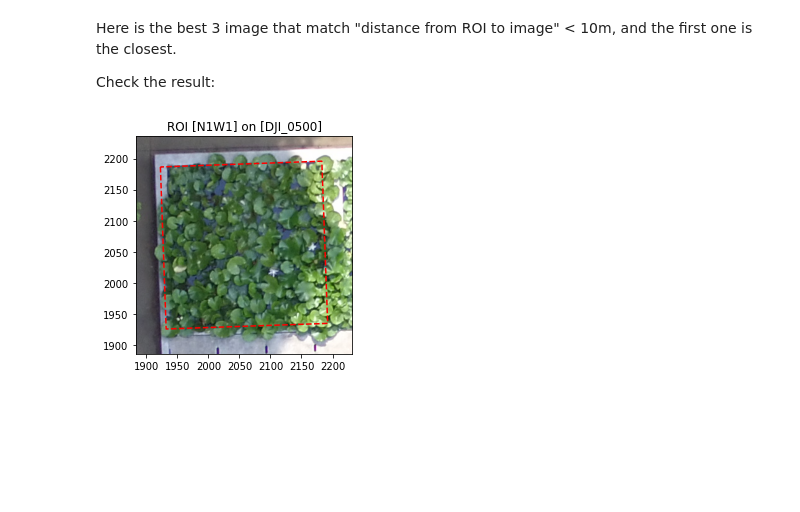
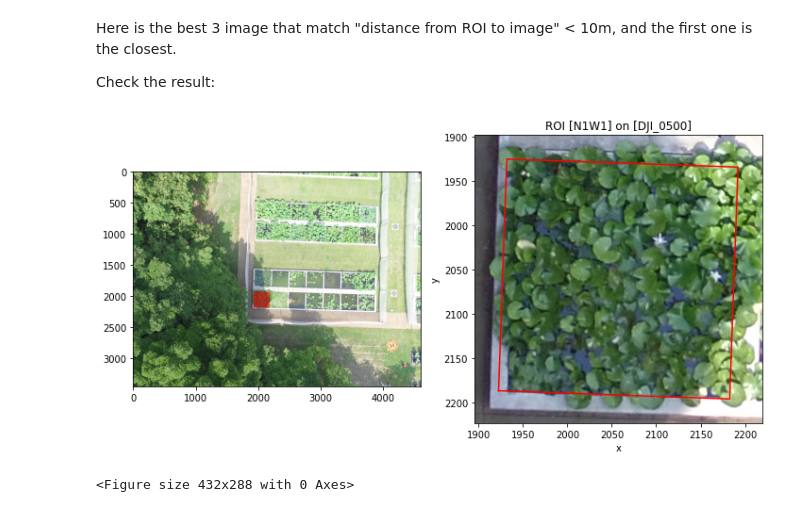
Before and after one commit to UTokyo-FieldPhenomics-Lab/EasyIDP, a Jupyter notebook: docs/jupyter/backward_projection.ipynb, the cells around one changed output. Drawn from its saved outputs; the diff is of its cells as text; code cells hidden in the pictures; blank space fills up the shorter version.

```diff
--- a/docs/jupyter/backward_projection.ipynb
+++ b/docs/jupyter/backward_projection.ipynb
@@ -271,23 +203,8 @@ img_dict_sort["N1W1"]
 Here is the best 3 image that match "distance from ROI to image" < 10m, and the first one is the closest.
 
 Check the result:
-# %%
-fig, ax = plt.subplots(1,1)
-
-img_np = plt.imread(ms.photos["DJI_0500"].path)
-img_coord = img_dict['N1W1']['DJI_0500']
-im_xmin, im_ymin = img_coord.min(axis=0)
-im_xmax, im_ymax = img_coord.max(axis=0)
-
-buffer=40
-
-ax.imshow(img_np)
-ax.plot(*img_coord.T, '--r')
-
-ax.set_xlim(im_xmin-buffer, im_xmax+buffer)
-ax.set_ylim(im_ymin-buffer, im_ymax+buffer)
-ax.set_title(f"ROI [N1W1] on [DJI_0500]")
-
-plt.show()
-# %% [output]
-[figure, removed]
+# %%
+ms.show_one_roi_on_img(img_dict_ms, "N1W1", "DJI_0500")
+# %% [output]
+[figure, added]
+<Figure size 432x288 with 0 Axes>
```
Also changed, not shown: parts of 27 cells of this notebook, 7 other files.
